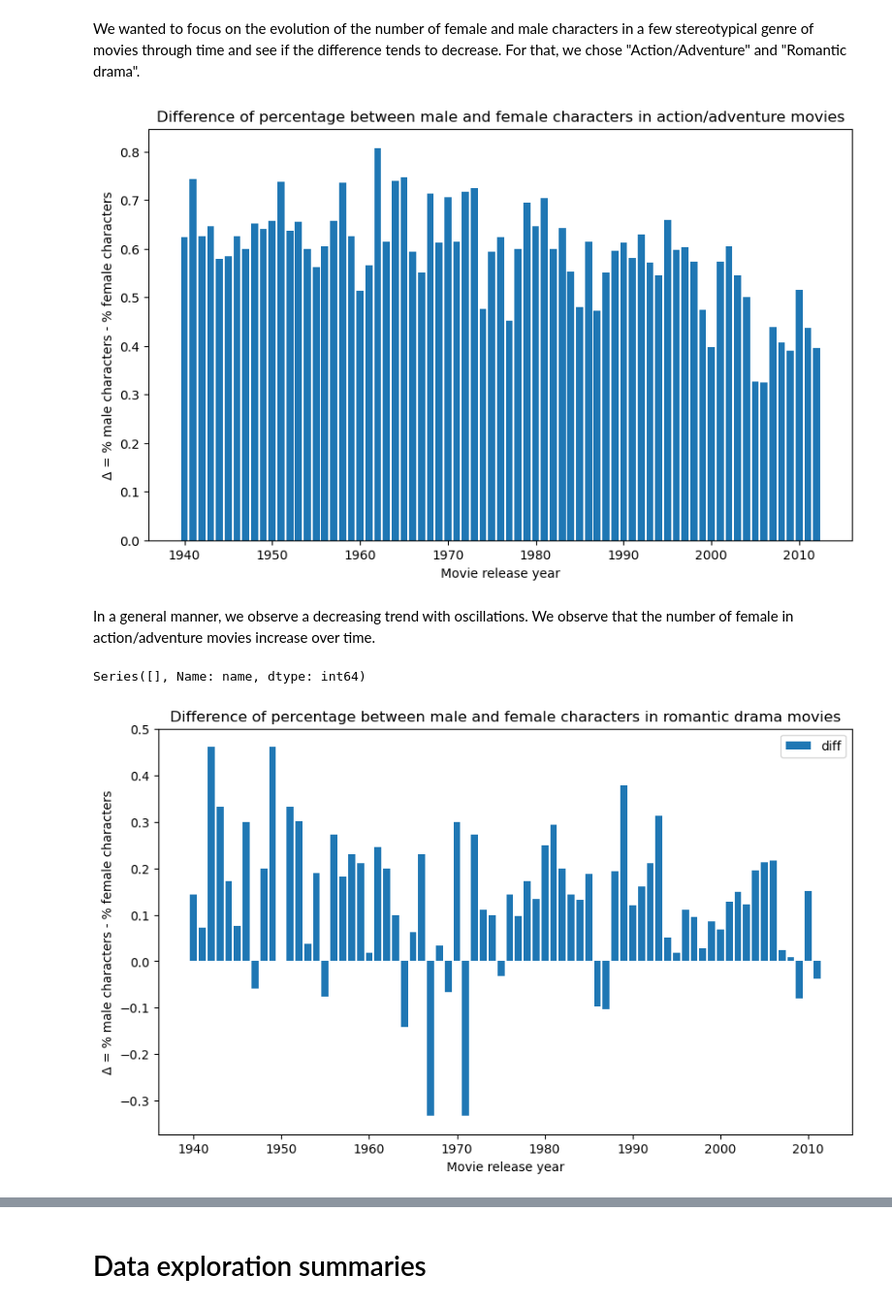
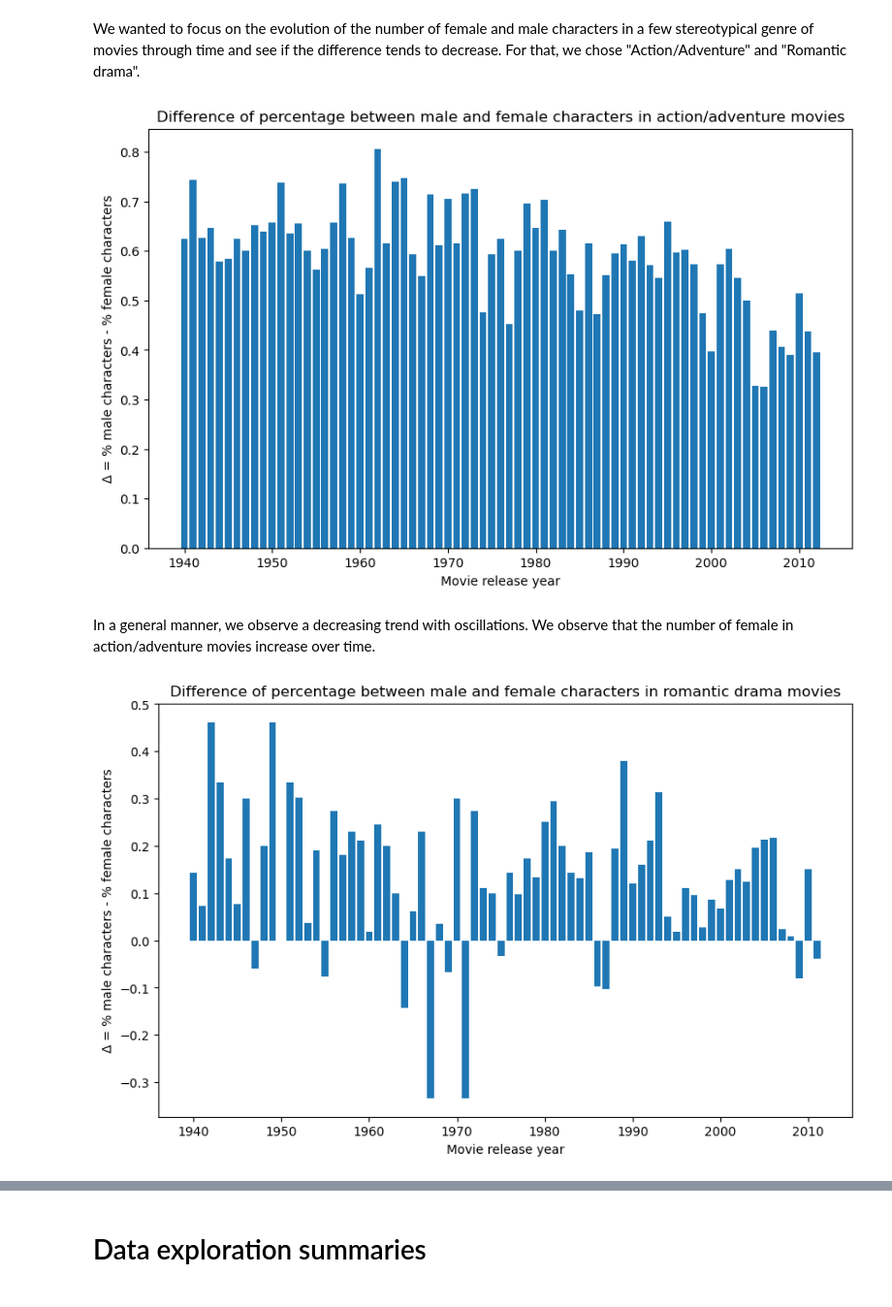
Before and after one commit to epfl-ada/ada-2022-project-error141, a Jupyter notebook: data_exploration_final.ipynb, the cells around one changed output, grey strips where cells are left out. Shown at 97% size. Saved outputs shown, nothing was run; the diff lists cells and outputs as text; code cells hidden in the pictures.

```diff
--- a/data_exploration_final.ipynb
+++ b/data_exploration_final.ipynb
@@ -311,7 +290,10 @@ def check_USA_produced(countries):
 
 #Select only movies produced in the US
 mask_usa = [check_USA_produced(x) for x in movie_metadata.country]
-usa_movie = movie_metadata[mask_usa]
+usa_movie = movie_metadata[mask_usa][:]
+
+#Selecting only movies released after 1940
+usa_movie.drop(usa_movie[usa_movie['release_date'] < 1940.0].index, inplace = True)
 
 usa_movie.head()
 # %% [output]
@@ -349,7 +329,7 @@ plt.show()
 #Joining movie and character metadata
 merged_charac = pd.merge(left = character_metadata, right = usa_movie['genres'], on = 'movie_ID', how = 'right')
 #Selecting only movies released after 1940
-merged_charac.drop(merged_charac[merged_charac['release_date'] < 1940.0].index, inplace = True)
+#merged_charac.drop(merged_charac[merged_charac['release_date'] < 1940.0].index, inplace = True)
 merged_charac.head(3)
 # %% [output]
 |  | release_date | name | gender | age | genres |
@@ -446,57 +419,41 @@ diff_perc_action_adv = M_perc_action_adv - F_perc_action_adv
 #Plotting differene between nbr of male vs female characters in 'Action/Adventure' movie through time
 fig = plt.figure(figsize = (10,6), dpi = 100)
 
-#plt.plot(M_perc_action_adv.index, M_perc_action_adv, label = 'male')
-#plt.plot(F_perc_action_adv.index, F_perc_action_adv, label = 'female')
 plt.bar(diff_perc_action_adv.index, diff_perc_action_adv, label = 'diff')
 
 plt.xlabel('Movie release year')
 plt.ylabel('\u0394 = % male characters - % female characters')
 plt.title('Difference of percentage between male and female characters in action/adventure movies')
-#plt.legend()
 plt.show()
 # %% [output]
-[figure, old version]
+[figure, new version]
 # %% [markdown]
 In a general manner, we observe a decreasing trend with oscillations. We observe that the number of female in action/adventure movies increase over time.
-# %%
-M_family = characters_M[characters_M['Main genre'] == 'Family film']
-M_family_year = M_family.groupby('release_date').count()
-
-F_family = characters_F[characters_F['Main genre'] == 'Family film']
-F_family_year = F_family.groupby('release_date').count()
-
-diff_family =  M_family_year['name'] - F_family_year['name']
-diff_family.fillna(0)
-# %% [output]
-Series([], Name: name, dtype: int64)
 # %%
+#Mask with only movies which have 'Romantic drama' as main genre and grouping by year
 total_rom_drama = merged_charac[merged_charac['Main genre'] == 'Romantic drama']
 total_rom_drama_year = total_rom_drama.groupby('release_date').count()
 
 M_rom_drama = characters_M[characters_M['Main genre'] == 'Romantic drama']
 M_rom_drama_year = M_rom_drama.groupby('release_date').count()
 M_perc_rom_drama = M_rom_drama_year['name']/total_rom_drama_year['name']
 
 
 F_rom_drama = characters_F[characters_F['Main genre'] == 'Romantic drama']
 F_rom_drama_year = F_rom_drama.groupby('release_date').count()
 F_perc_rom_drama = F_rom_drama_year['name']/total_rom_drama_year['name']
 
 diff_perc_rom_drama = M_perc_rom_drama - F_perc_rom_drama
-diff_perc_rom_drama.fillna(0) #For some years, one of the two genders has 0 characters in this genre of movie
-#F_action_adv_year.sum()
+diff_perc_rom_drama.fillna(0)
 
 fig = plt.figure(figsize = (10,6), dpi = 100)
 
-#plt.bar(M_perc_action_adv.index, M_perc_action_adv, label = 'male')
-#plt.bar(F_perc_action_adv.index, F_perc_action_adv, label = 'female')
-plt.bar(diff_perc_rom_drama.index, diff_perc_rom_drama, label = 'diff')
-plt.legend()
+#Plotting differene between nbr of male vs female characters in 'Romantic drama' movie through time
+plt.bar(diff_perc_rom_drama.index, diff_perc_rom_drama)
 plt.xlabel('Movie release year')
 plt.ylabel('\u0394 = % male characters - % female characters')
 plt.title('Difference of percentage between male and female characters in romantic drama movies')
 plt.show()
 # %% [output]
-[figure, old version]
+[figure, new version]
 # %% [markdown]
```
Also changed, not shown: parts of 95 cells of this notebook.
